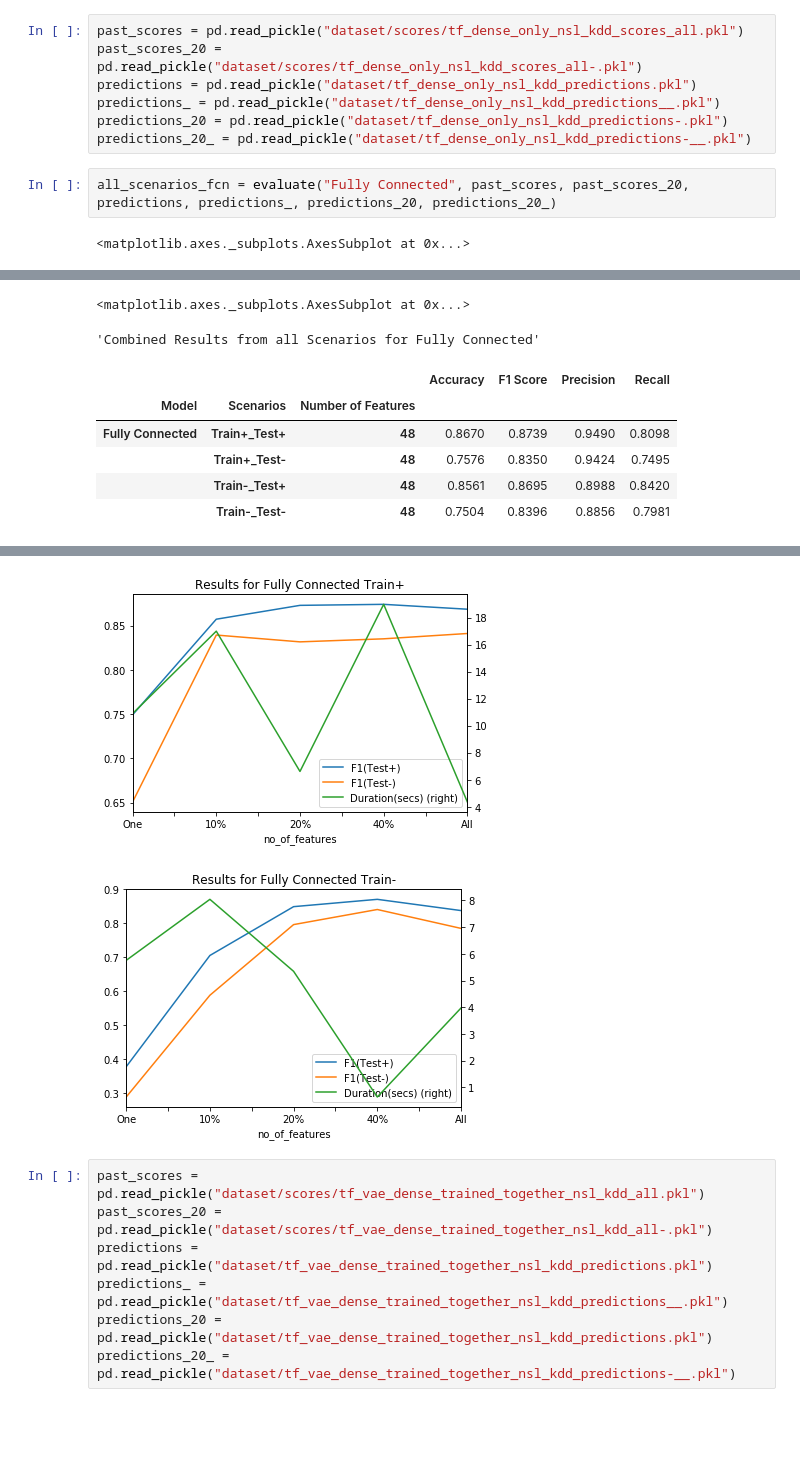
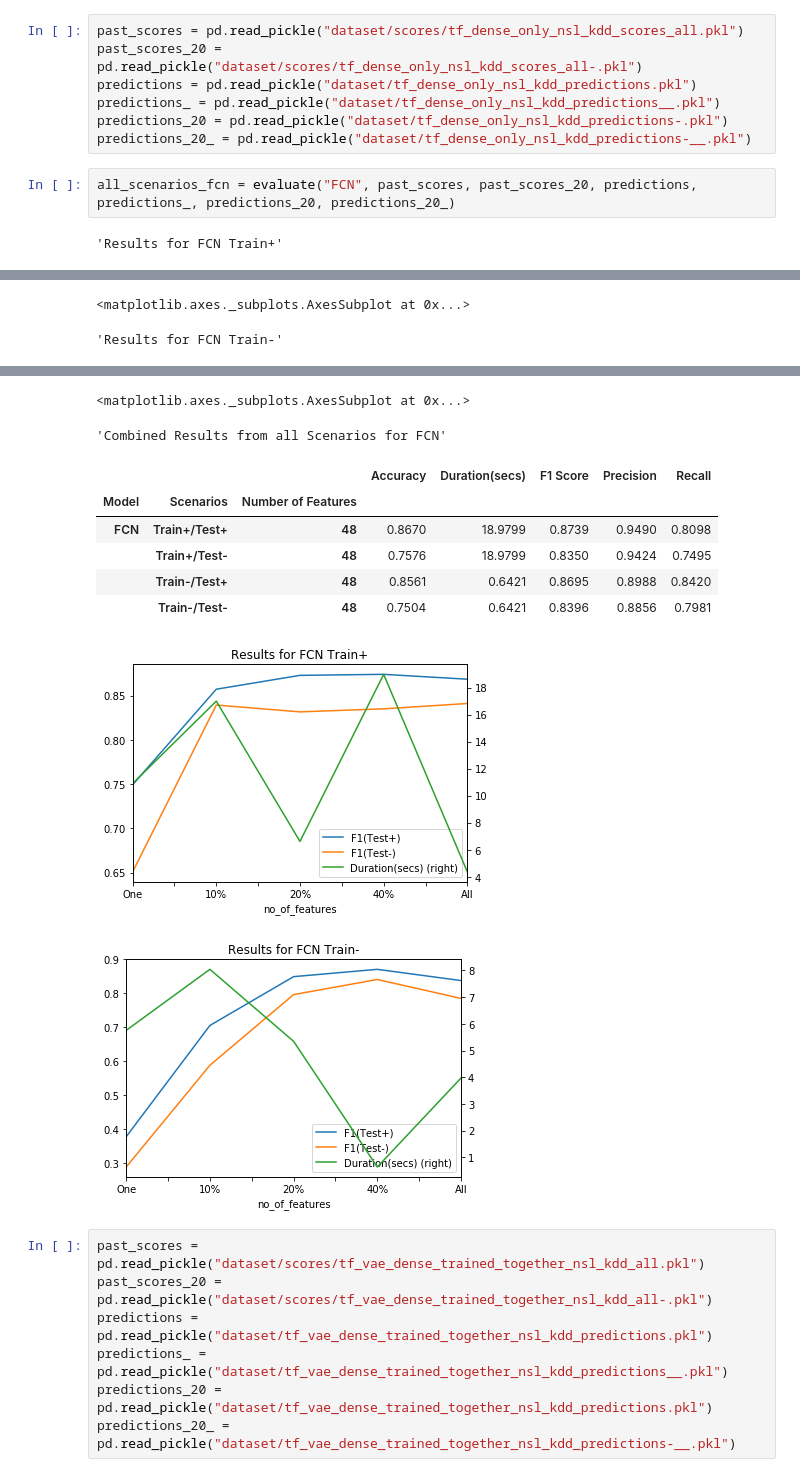
Before and after one commit to rkmalaiya/network_anomaly_detection_deep_learning, a Jupyter notebook: evaluate_scores.ipynb, the cells around one changed output, grey strips where cells are left out. Drawn from its saved outputs; the diff is of its cells as text; blank space fills up the shorter version.

Commit message:
Around final changes in graphs before publication

```diff
--- a/evaluate_scores.ipynb
+++ b/evaluate_scores.ipynb
@@ -157,6 +192,6 @@ predictions_ = pd.read_pickle("dataset/tf_dense_only_nsl_kdd_predictions__.pkl")
 predictions_20 = pd.read_pickle("dataset/tf_dense_only_nsl_kdd_predictions-.pkl")
 predictions_20_ = pd.read_pickle("dataset/tf_dense_only_nsl_kdd_predictions-__.pkl")
 # %%
-all_scenarios_fcn = evaluate("Fully Connected", past_scores, past_scores_20, predictions, predictions_, predictions_20, predictions_20_)
+all_scenarios_fcn = evaluate("FCN", past_scores, past_scores_20, predictions, predictions_, predictions_20, predictions_20_)
 # %% [output]
-<matplotlib.axes._subplots.AxesSubplot at 0x...>
+'Results for FCN Train+'
@@ -163,8 +210,2 @@ all_scenarios_fcn = evaluate("Fully Connected", past_scores, past_scores_20, pre
 <matplotlib.axes._subplots.AxesSubplot at 0x...>
-'Combined Results from all Scenarios for Fully Connected'
+'Results for FCN Train-'
-|  |  |  | Accuracy | F1 Score | Precision | Recall |
-| Model | Scenarios | Number of Features |  |  |  |  |
-| Fully Connected | Train+_Test+ | 48 | 0.8670 | 0.8739 | 0.9490 | 0.8098 |
-|  | Train+_Test- | 48 | 0.7576 | 0.8350 | 0.9424 | 0.7495 |
-|  | Train-_Test+ | 48 | 0.8561 | 0.8695 | 0.8988 | 0.8420 |
-|  | Train-_Test- | 48 | 0.7504 | 0.8396 | 0.8856 | 0.7981 |
@@ -171,5 +224,13 @@ all_scenarios_fcn = evaluate("Fully Connected", past_scores, past_scores_20, pre
+<matplotlib.axes._subplots.AxesSubplot at 0x...>
+'Combined Results from all Scenarios for FCN'
+|  |  |  | Accuracy | Duration(secs) | F1 Score | Precision | Recall |
+| Model | Scenarios | Number of Features |  |  |  |  |  |
+| FCN | Train+/Test+ | 48 | 0.8670 | 18.9799 | 0.8739 | 0.9490 | 0.8098 |
+|  | Train+/Test- | 48 | 0.7576 | 18.9799 | 0.8350 | 0.9424 | 0.7495 |
+|  | Train-/Test+ | 48 | 0.8561 | 0.6421 | 0.8695 | 0.8988 | 0.8420 |
+|  | Train-/Test- | 48 | 0.7504 | 0.6421 | 0.8396 | 0.8856 | 0.7981 |
-[figure, old version]
+[figure, new version]
-[figure, old version]
+[figure, new version]
 # %%
 past_scores = pd.read_pickle("dataset/scores/tf_vae_dense_trained_together_nsl_kdd_all.pkl")
 past_scores_20 = pd.read_pickle("dataset/scores/tf_vae_dense_trained_together_nsl_kdd_all-.pkl")
```
Also changed, not shown: parts of 19 cells of this notebook, 24 other files.
